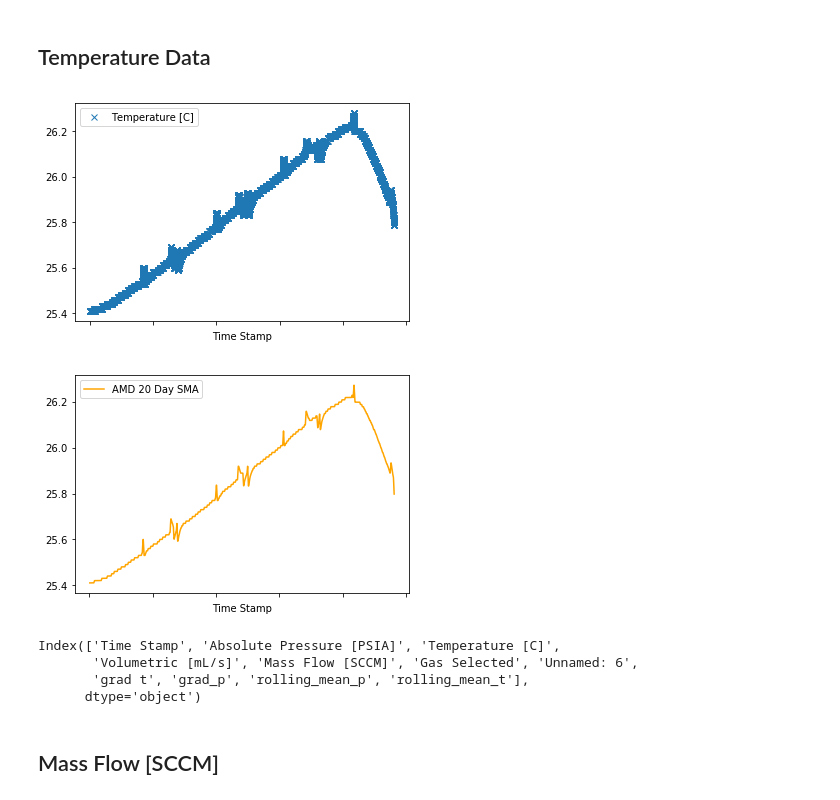
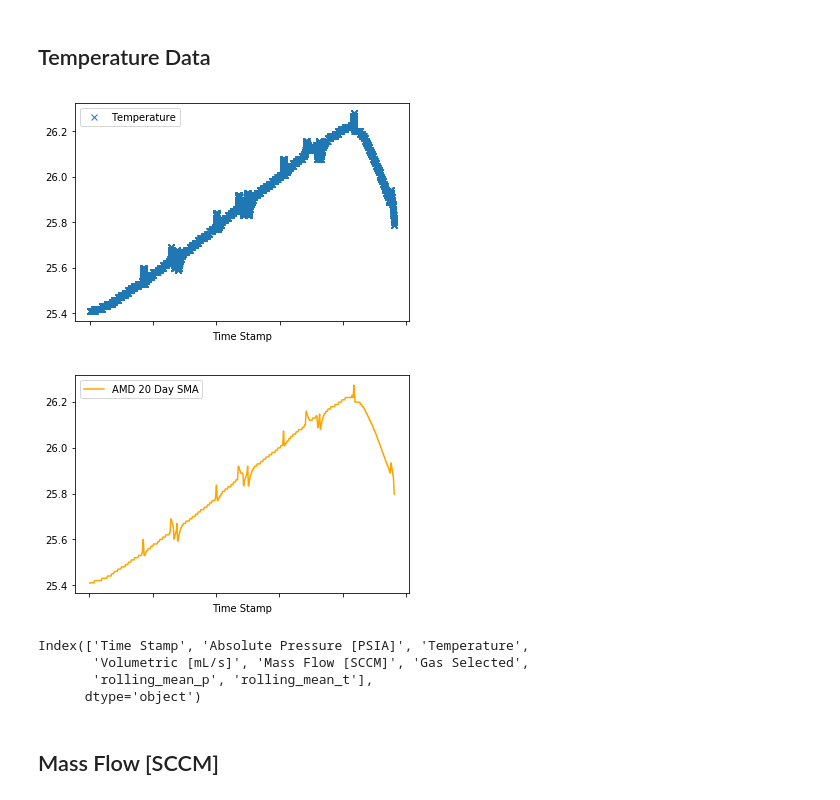
Before and after one commit to indeelabsinc/alicatflowmeter, a Jupyter notebook: Flow_meter_reader.ipynb, the cells around one changed output. Saved outputs shown, nothing was run; the diff lists cells and outputs as text; code cells hidden in the pictures.

```diff
--- a/Flow_meter_reader.ipynb
+++ b/Flow_meter_reader.ipynb
@@ -8,7 +8,11 @@ This script takes as input a csv file from the Alicat Flow Meter Device. Users m
 import pandas as pd
 import matplotlib.pyplot as plt
 
-data = pd.read_csv('Alicat Data Log_05-16-2019_15-21-10_PM JAJ part 2.csv')
+df = pd.read_csv('Alicat Data Log_05-16-2019_15-21-10_PM JAJ part 2.txt', header=None)
+df.columns = ["Time Stamp", "Absolute Pressure [PSIA]", "Temperature", "Volumetric [mL/s]", "Mass Flow [SCCM]","Gas Selected"]
+df.drop(df.index[0], inplace=True)
+df.index = np.arange(0, len(df))
+data = df
 # %%
 data.head()
 # %% [output]
@@ -46,3 +50,8 @@ Name: Absolute Pressure [PSIA], dtype: float64
+# %%
+data["Absolute Pressure [PSIA]"] = pd.to_numeric(data["Absolute Pressure [PSIA]"])
+data["Temperature"] = pd.to_numeric(data["Temperature"])
+data["Volumetric [mL/s]"] = pd.to_numeric(data["Volumetric [mL/s]"])
+data["Mass Flow [SCCM]"] = pd.to_numeric(data["Mass Flow [SCCM]"])
 # %% [markdown]
 # Graph Data - Without Preprocessing #
 # %% [markdown]
@@ -71,30 +89,29 @@ fig1 = plt.get_figure()
 # %%
 %matplotlib inline
 
-T_max = data['Temperature [C]'].max()
-T_min = data['Temperature [C]'].min()
-T_std = data['Temperature [C]'].std()
+T_max = data['Temperature'].max()
+T_min = data['Temperature'].min()
+T_std = data['Temperature'].std()
 
-data['rolling_mean_t'] = data['Temperature [C]'].rolling(window=avg_win).mean()
-#plt.plot(df.ds, rolling_mean, label='AMD 20 Day SMA', color='orange')
+data['rolling_mean_t'] = data['Temperature'].rolling(window=avg_win).mean()
 
-plt = data.plot(x='Time Stamp', y='Temperature [C]', style=['x','r.'])
+plt = data.plot(x='Time Stamp', y='Temperature', style=['x','r.'])
 
 plt2 = data.plot(x='Time Stamp', y='rolling_mean_t', label='AMD 20 Day SMA', color='orange')
 
 
 #plt.savefig('pie')
-fig2 = plt.get_figure()
+#fig2 = plt.get_figure()
 #fig2.savefig("output2.png")
 # %% [output]
-[figure, old version]
+[figure, new version]
 [figure]
 # %%
 data.columns
 # %% [output]
-Index(['Time Stamp', 'Absolute Pressure [PSIA]', 'Temperature [C]',
-       'Volumetric [mL/s]', 'Mass Flow [SCCM]', 'Gas Selected', 'Unnamed: 6',
-       'grad t', 'grad_p', 'rolling_mean_p', 'rolling_mean_t'],
+Index(['Time Stamp', 'Absolute Pressure [PSIA]', 'Temperature',
+       'Volumetric [mL/s]', 'Mass Flow [SCCM]', 'Gas Selected',
+       'rolling_mean_p', 'rolling_mean_t'],
       dtype='object')
 # %% [markdown]
 ## Mass Flow [SCCM] ##
```
Also changed, not shown: parts of 24 cells of this notebook.
